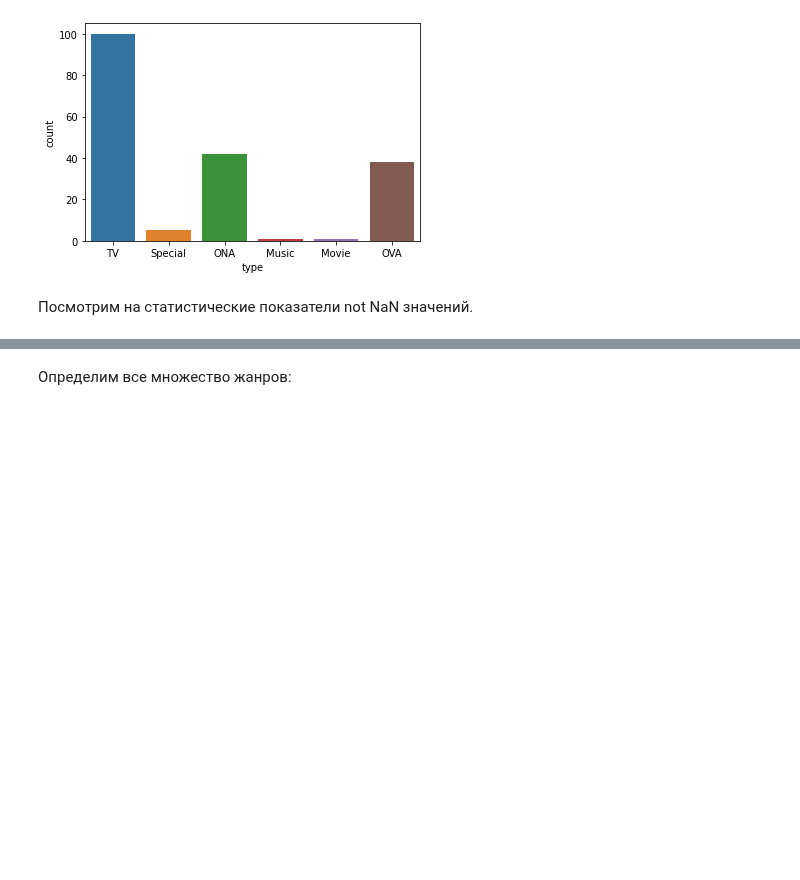
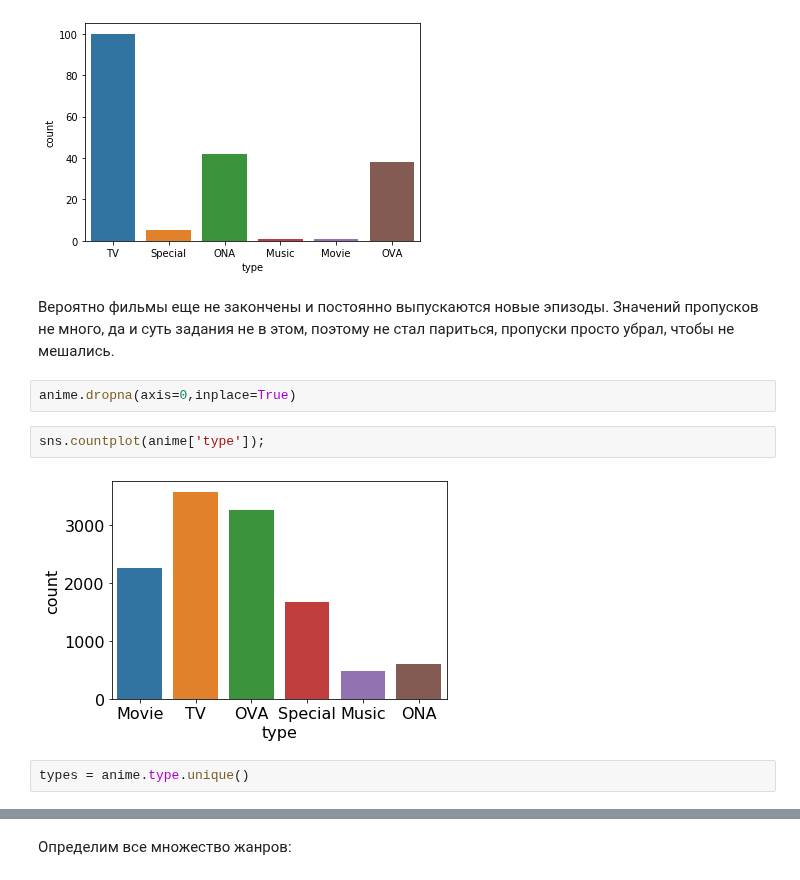
Before and after one commit to D7nis/Course-ML-Classic, a Jupyter notebook: Practice/3. Кластеризация. Рекомендательные системы/03-clustering_DDA.ipynb, the cells around one changed output, grey strips where cells are left out. Cells and saved outputs as stored; diff of their text form; blank space fills up the shorter version.

```diff
--- a/Practice/3. Кластеризация. Рекомендательные системы/03-clustering_DDA.ipynb
+++ b/Practice/3. Кластеризация. Рекомендательные системы/03-clustering_DDA.ipynb
@@ -167,5 +166,13 @@ anime[anime.episodes.isna()]
 sns.countplot(anime[anime.episodes.isna()]['type']);
 # %% [output]
 [figure]
-# %% [markdown]
-Посмотрим на статистические показатели not NaN значений.
+# %% [markdown]
+Вероятно фильмы еще не закончены и постоянно выпускаются новые эпизоды. Значений пропусков не много, да и суть задания не в этом, поэтому не стал париться, пропуски просто убрал, чтобы не мешались.
+# %%
+anime.dropna(axis=0,inplace=True)
+# %%
+sns.countplot(anime['type']);
+# %% [output]
+[figure, added]
+# %%
+types = anime.type.unique()
```
Also changed, not shown: parts of 20 cells of this notebook, 1 other file.
